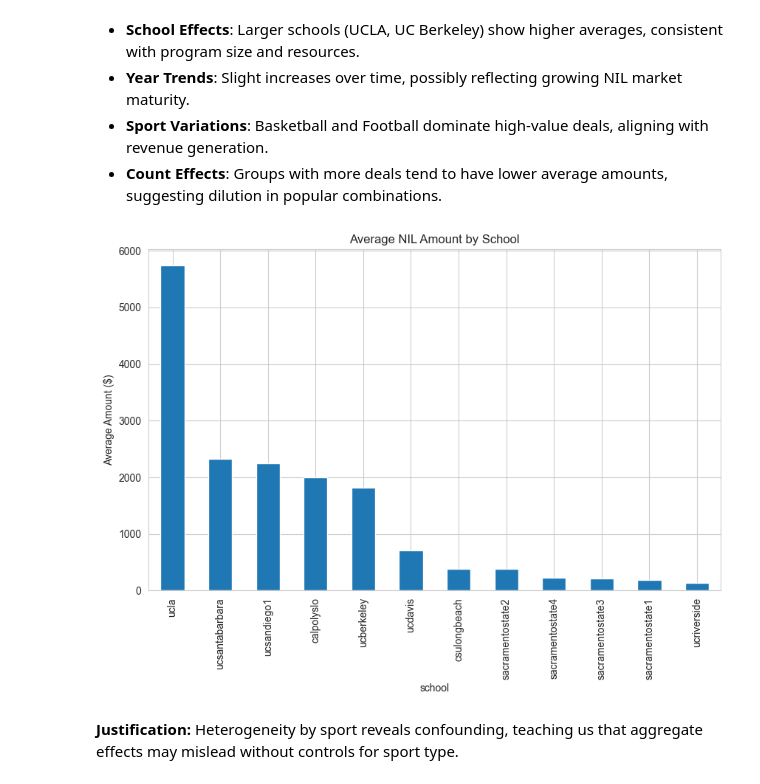
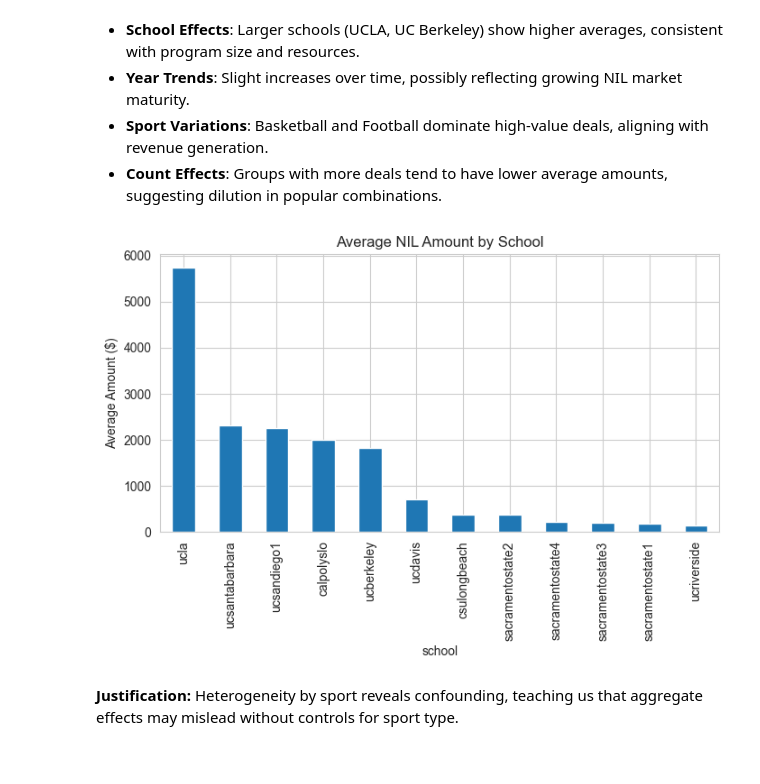
Before and after one commit to elenalangridge/nil-research-project, a Jupyter notebook: code/EDA notebook.ipynb, the cells around one changed output. Cells and saved outputs as stored; diff of their text form; code cells hidden in the pictures.

```diff
--- a/code/EDA notebook.ipynb
+++ b/code/EDA notebook.ipynb
@@ -307,11 +304,11 @@ plt.show()
 # %%
 # Avg amount by school
 school_avg = df.groupby('school')['avg_transaction_value'].mean().sort_values(ascending=False)
-school_avg.plot(kind='bar', figsize=(10, 6), title='Average NIL Amount by School')
+school_avg.plot(kind='bar', figsize=(8, 4), title='Average NIL Amount by School')
 plt.ylabel('Average Amount ($)')
 plt.show()
 # %% [output]
-[figure, old version]
+[figure, new version]
 # %% [markdown]
 **Justification:** Heterogeneity by sport reveals confounding, teaching us that aggregate effects may mislead without controls for sport type.
 # %%
```
Also changed, not shown: parts of 2 cells of this notebook.
